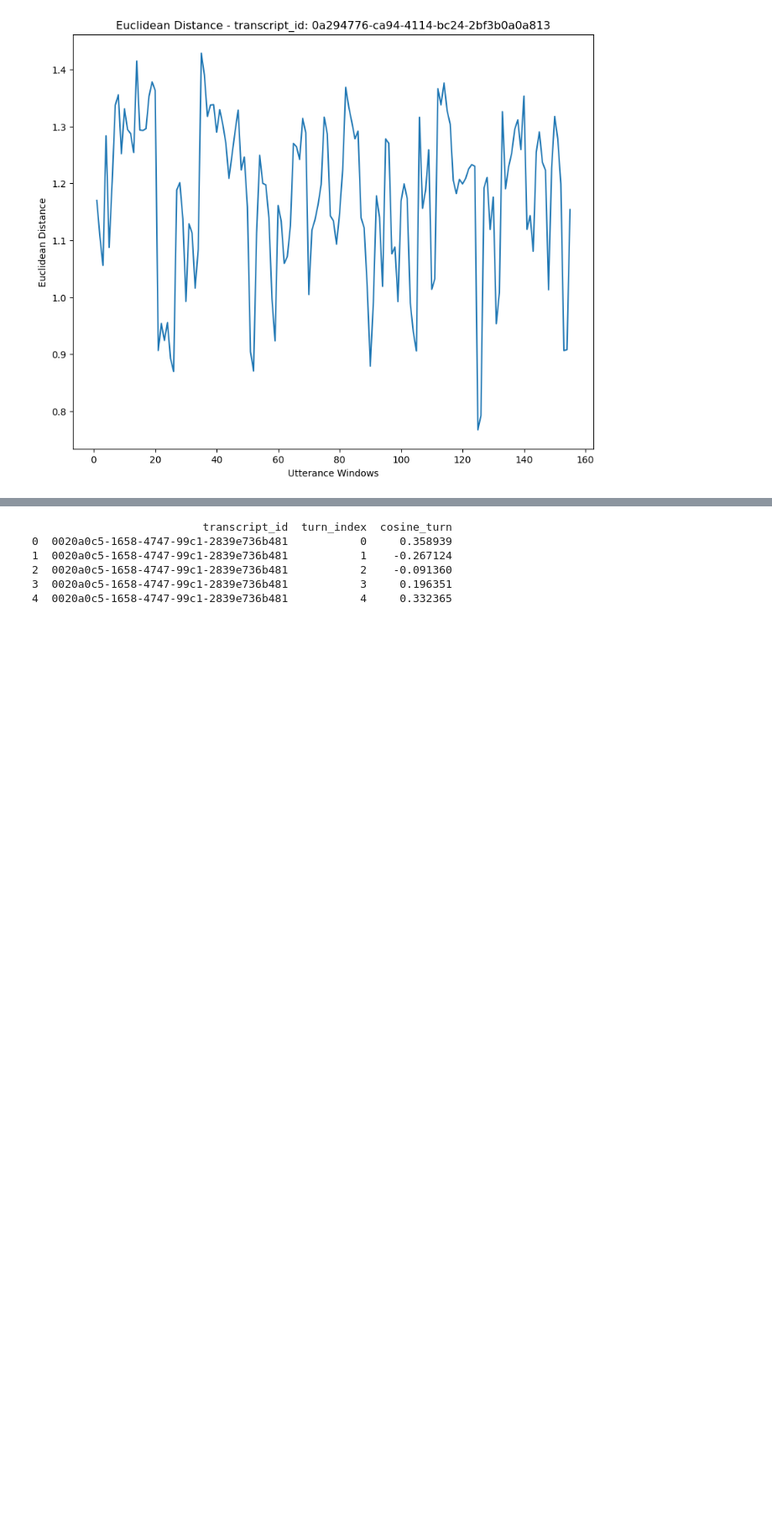
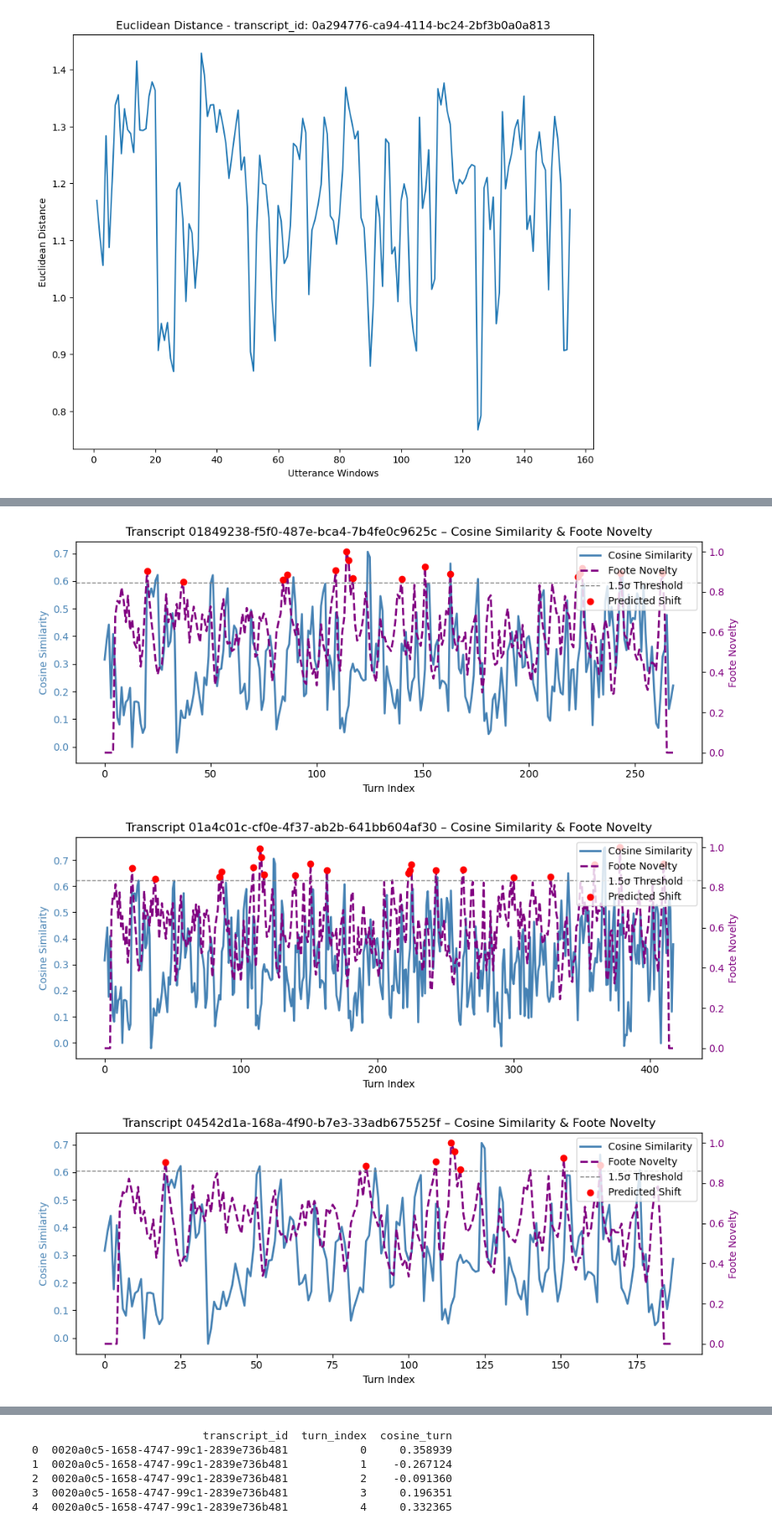
Before and after one commit to SocialInteractionLab/Candor, a Jupyter notebook: analysis-full/scripts/2-foraging-analyses.ipynb, the cells around one changed output, grey strips where cells are left out. Shown at 84% size. Cells and saved outputs as stored; diff of their text form; code cells hidden in the pictures; blank space fills up the shorter version.

```diff
--- a/analysis-full/scripts/2-foraging-analyses.ipynb
+++ b/analysis-full/scripts/2-foraging-analyses.ipynb
@@ -29,3 +30,9 @@ df.head()
 | 2 | 0020a0c5-1658-4747-99c1-2839e736b481 | 3 | 0 | 3 | 5 | Good thanks. Hm My name is played... | [[-0.038483433, -0.0698858, 0.006... | ... |
 | 3 | 0020a0c5-1658-4747-99c1-2839e736b481 | 3 | 0 | 4 | 6 | Hm My name is played to me Hi, my... | [[-0.03531422, -0.04561006, 0.028... | ... |
 | 4 | 0020a0c5-1658-4747-99c1-2839e736b481 | 3 | 0 | 5 | 7 | Hi, my name's Amanda. and the nex... | [[-0.0010068159, -0.09045196, -0.... | ... |
+# %%
+# get a list of transcripts annotated in the 200 dense subset
+dense = pd.read_csv("/Users/helenschmidt/Library/CloudStorage/GoogleDrive-helenschmidt129@gmail.com/My Drive/SANLab/Experiments/Conversation-Structure/data/processed/dense_subset_processed.csv")
+dense_transcripts = dense['transcript_id'].unique().tolist()
+
+dense.head()
@@ -154,0 +221,12 @@ plt.show()
+# %%
+# mark predicted shifts when foote novelty is 1.5 SD away from transcript mean foote novelty
+foote_df['predicted_shift'] = 0
+
+for tid, group in foote_df.groupby('transcript_id'):
+    mean_nov = group['foote_novelty'].mean()
+    std_nov  = group['foote_novelty'].std()
+    threshold = mean_nov + 1.5 * std_nov
+
+    # mark points above threshold
+    idx = group.index[group['foote_novelty'] > threshold]
+    foote_df.loc[idx, 'predicted_shift'] = 1
@@ -154,0 +243,55 @@ plt.show()
+# %%
+# plot 5 densely annotated transcripts showing cosine similarity and foote novelty
+unique_transcripts = dense['transcript_id'].unique().tolist()
+example_transcripts = unique_transcripts[:5]
+
+for tid in example_transcripts:
+    # get cosine similarity from original df
+    cos_df = df[df['transcript_id'] == tid].sort_values('A_start_turn').reset_index(drop=True)
+
+    # get Foote novelty from foote_df
+    nov_df = foote_df[foote_df['transcript_id'] == tid]
+
+    # align lengths in case they differ
+    min_len = min(len(cos_df), len(nov_df))
+    cos_vals = cos_df['cosine_similarity'].values[:min_len]
+    nov_vals = nov_df['foote_novelty'].values[:min_len]
+    predicted = nov_df['predicted_shift'].values[:min_len]
+    turns = np.arange(min_len)
+
+    # compute threshold for this transcript (mean + 1.5 * std)
+    threshold = nov_vals.mean() + 1.5 * nov_vals.std()
+
+    # plot
+    fig, ax1 = plt.subplots(figsize=(10, 4))
+
+    # cosine similarity (left y-axis)
+    ax1.plot(turns, cos_vals, color='steelblue', lw=2, label='Cosine Similarity')
+    ax1.set_xlabel('Turn Index')
+    ax1.set_ylabel('Cosine Similarity', color='steelblue')
+    ax1.tick_params(axis='y', labelcolor='steelblue')
+
+    # foote novelty (right y-axis)
+    ax2 = ax1.twinx()
+    ax2.plot(turns, nov_vals, color='purple', linestyle='--', lw=2, label='Foote Novelty')
+    ax2.axhline(threshold, color='gray', ls='--', lw=1, label='1.5σ Threshold')
+    ax2.set_ylabel('Foote Novelty', color='purple')
+    ax2.tick_params(axis='y', labelcolor='purple')
+
+    # mark predicted shift peaks
+    peak_idx = np.where(predicted == 1)[0]
+    ax2.scatter(turns[peak_idx], nov_vals[peak_idx], color='red', zorder=5, label='Predicted Shift')
+
+    plt.title(f'Transcript {tid} – Cosine Similarity & Foote Novelty')
+    fig.tight_layout()
+
+    # combine legends and plot
+    lines, labels = ax1.get_legend_handles_labels()
+    lines2, labels2 = ax2.get_legend_handles_labels()
+    ax2.legend(lines + lines2, labels + labels2, loc='upper right')
+
+    plt.show()
+# %% [output]
+[figure, added]
+[figure, added]
+[figure, added]
```
Also changed, not shown: parts of 12 cells of this notebook.
